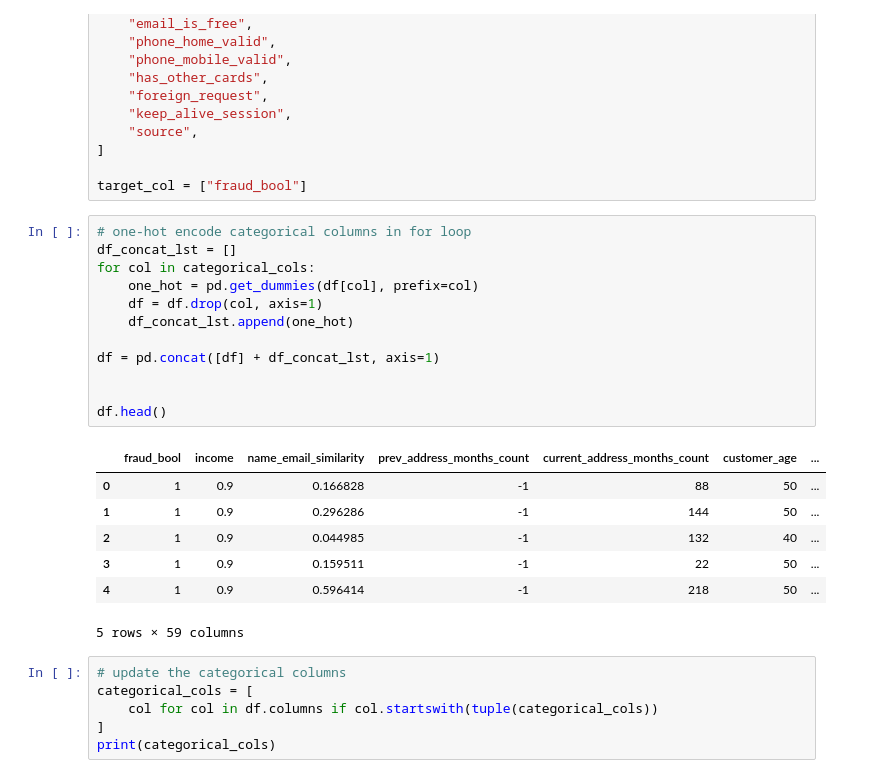
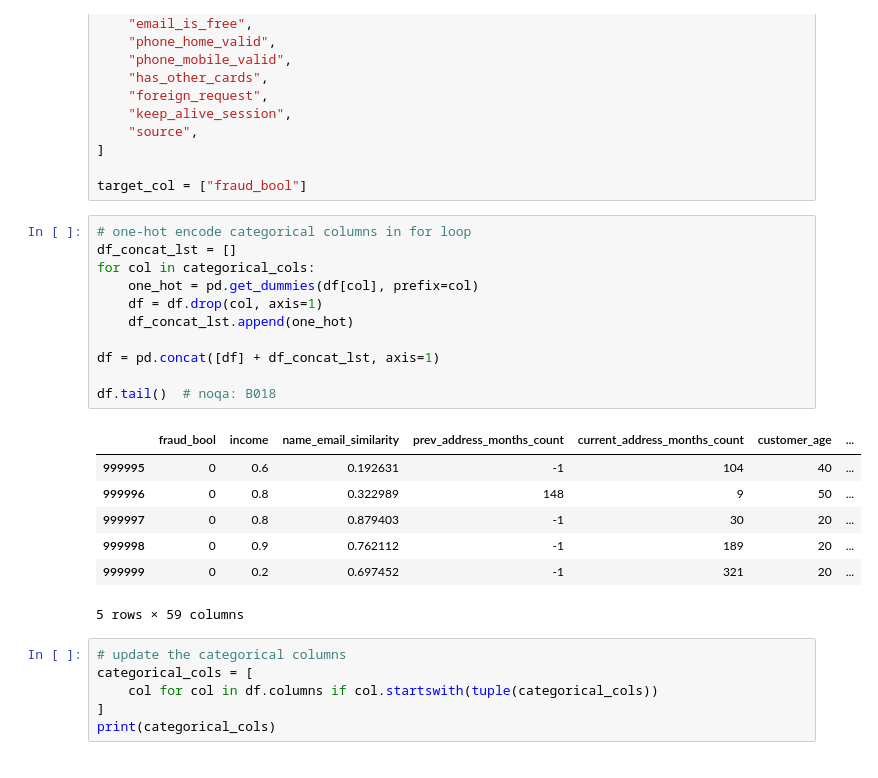
Before and after one commit to VectorInstitute/SSL-bootcamp, a Jupyter notebook: contrastive_learning/ICL_LOE_BAF.ipynb, the cells around one changed output. Drawn from its saved outputs; the diff is of its cells as text.

```diff
--- a/contrastive_learning/ICL_LOE_BAF.ipynb
+++ b/contrastive_learning/ICL_LOE_BAF.ipynb
@@ -80,22 +86,21 @@ target_col = ["fraud_bool"]
 # %%
 # one-hot encode categorical columns in for loop
 df_concat_lst = []
 for col in categorical_cols:
     one_hot = pd.get_dummies(df[col], prefix=col)
     df = df.drop(col, axis=1)
     df_concat_lst.append(one_hot)
 
 df = pd.concat([df] + df_concat_lst, axis=1)
 
-
-df.head()
+df.tail()  # noqa: B018
 # %% [output]
 |  | fraud_bool | income | name_email_similarity | prev_address_months_count | current_address_months_count | customer_age | ... |
-| 0 | 1 | 0.9 | 0.166828 | -1 | 88 | 50 | ... |
-| 1 | 1 | 0.9 | 0.296286 | -1 | 144 | 50 | ... |
-| 2 | 1 | 0.9 | 0.044985 | -1 | 132 | 40 | ... |
-| 3 | 1 | 0.9 | 0.159511 | -1 | 22 | 50 | ... |
-| 4 | 1 | 0.9 | 0.596414 | -1 | 218 | 50 | ... |
+| 999995 | 0 | 0.6 | 0.192631 | -1 | 104 | 40 | ... |
+| 999996 | 0 | 0.8 | 0.322989 | 148 | 9 | 50 | ... |
+| 999997 | 0 | 0.8 | 0.879403 | -1 | 30 | 20 | ... |
+| 999998 | 0 | 0.9 | 0.762112 | -1 | 189 | 20 | ... |
+| 999999 | 0 | 0.2 | 0.697452 | -1 | 321 | 20 | ... |
 5 rows × 59 columns
 # %%
 # update the categorical columns
```
Also changed, not shown: parts of 21 cells of this notebook.
